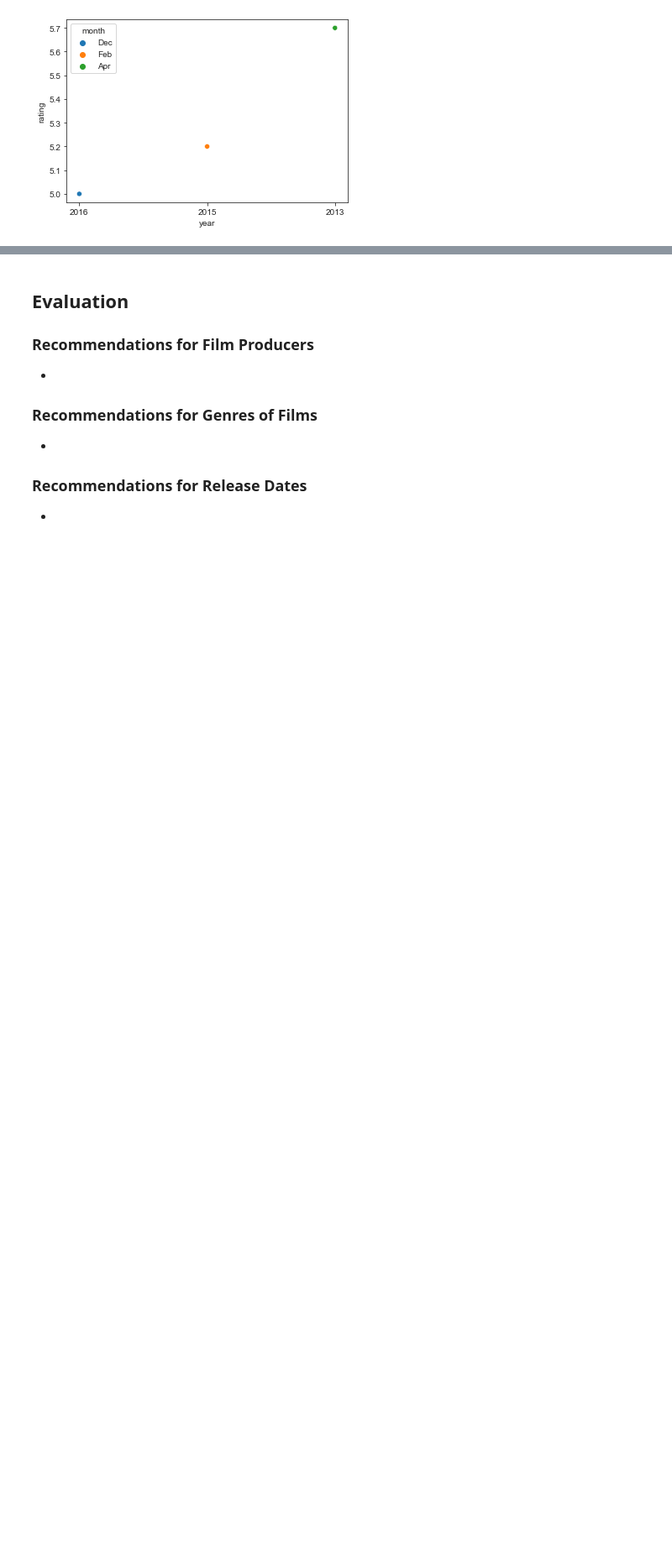
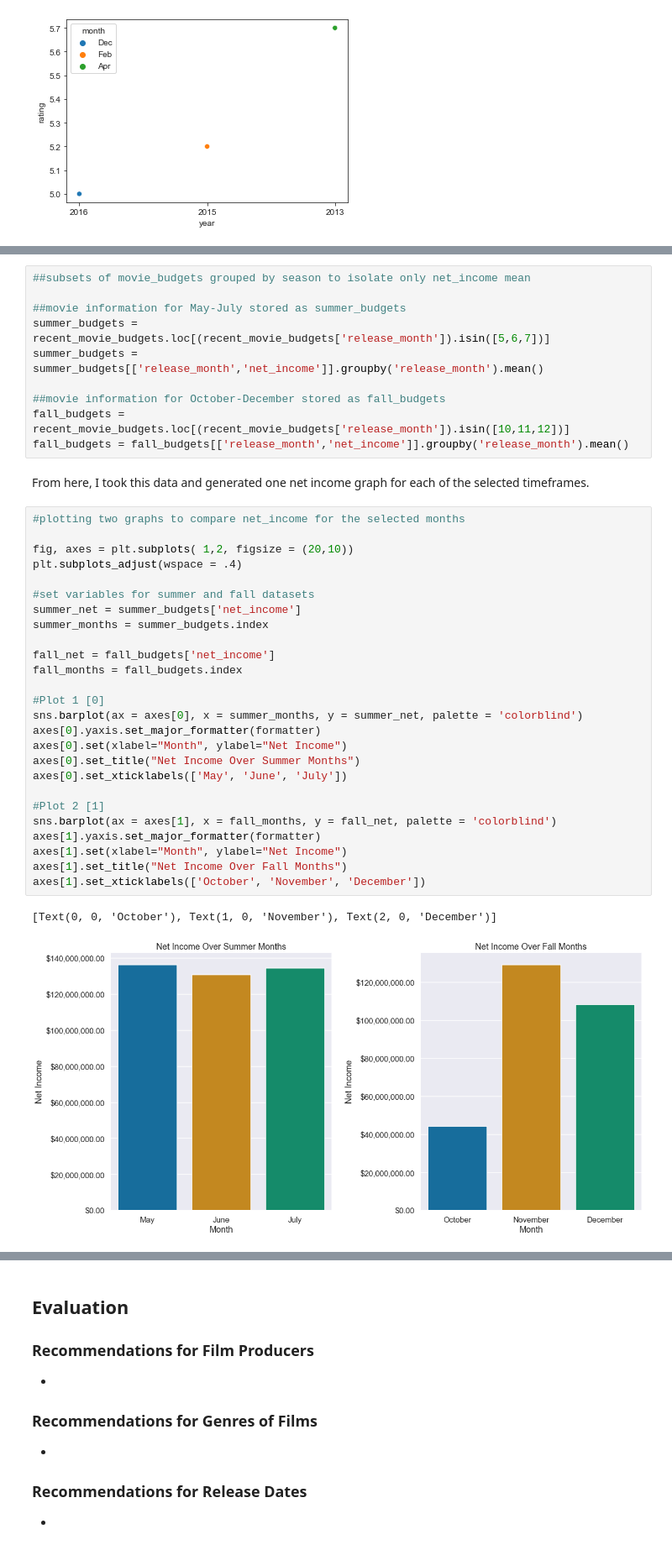
Before and after one commit to learn-co-curriculum/dsc-phase-1-project, a Jupyter notebook: final-notebook-outline.ipynb, the cells around one changed output, grey strips where cells are left out. Shown at 84% size. Cells and saved outputs as stored; diff of their text form; blank space fills up the shorter version.

```diff
--- a/final-notebook-outline.ipynb
+++ b/final-notebook-outline.ipynb
@@ -974,0 +1291,41 @@ rating_over_time('Amir Delara', final_Frame)
+# %%
+##subsets of movie_budgets grouped by season to isolate only net_income mean
+
+##movie information for May-July stored as summer_budgets
+summer_budgets = recent_movie_budgets.loc[(recent_movie_budgets['release_month']).isin([5,6,7])]
+summer_budgets = summer_budgets[['release_month','net_income']].groupby('release_month').mean()
+
+##movie information for October-December stored as fall_budgets
+fall_budgets = recent_movie_budgets.loc[(recent_movie_budgets['release_month']).isin([10,11,12])]
+fall_budgets = fall_budgets[['release_month','net_income']].groupby('release_month').mean()
+# %% [markdown]
+From here, I took this data and generated one net income graph for each of the selected timeframes.
+# %%
+#plotting two graphs to compare net_income for the selected months
+
+fig, axes = plt.subplots( 1,2, figsize = (20,10))
+plt.subplots_adjust(wspace = .4)
+
+#set variables for summer and fall datasets
+summer_net = summer_budgets['net_income']
+summer_months = summer_budgets.index
+
+fall_net = fall_budgets['net_income']
+fall_months = fall_budgets.index
+
+#Plot 1 [0]
+sns.barplot(ax = axes[0], x = summer_months, y = summer_net, palette = 'colorblind')
+axes[0].yaxis.set_major_formatter(formatter)
+axes[0].set(xlabel="Month", ylabel="Net Income")
+axes[0].set_title("Net Income Over Summer Months")
+axes[0].set_xticklabels(['May', 'June', 'July'])
+
+#Plot 2 [1]
+sns.barplot(ax = axes[1], x = fall_months, y = fall_net, palette = 'colorblind')
+axes[1].yaxis.set_major_formatter(formatter)
+axes[1].set(xlabel="Month", ylabel="Net Income")
+axes[1].set_title("Net Income Over Fall Months")
+axes[1].set_xticklabels(['October', 'November', 'December'])
+# %% [output]
+[Text(0, 0, 'October'), Text(1, 0, 'November'), Text(2, 0, 'December')]
+[figure, added]
```
Also changed, not shown: parts of 45 cells of this notebook.
